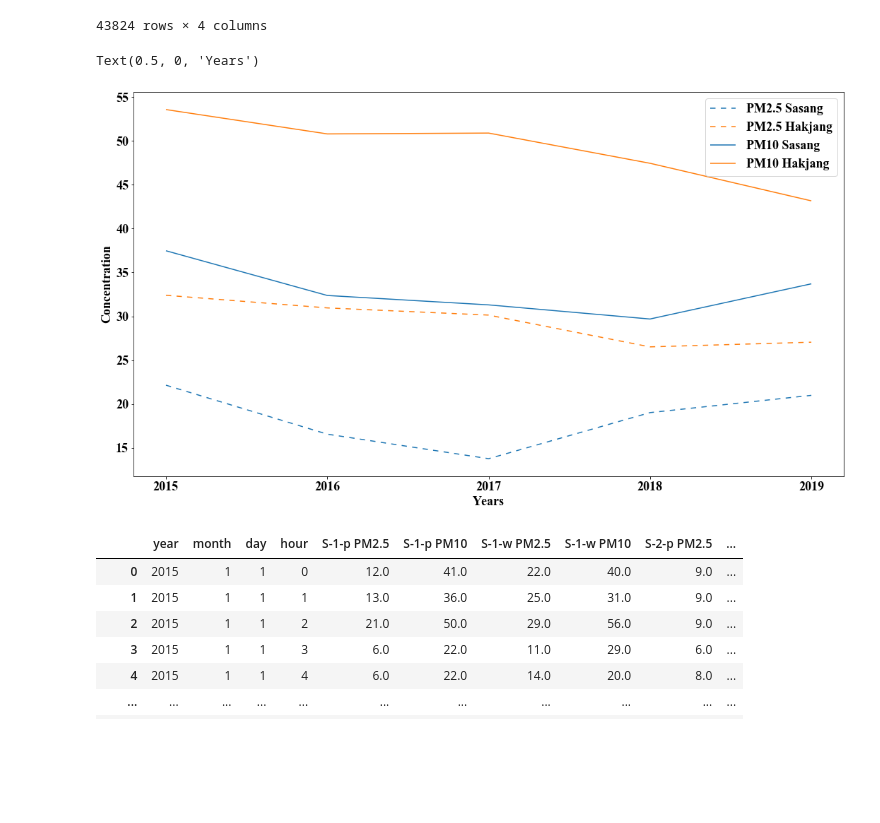
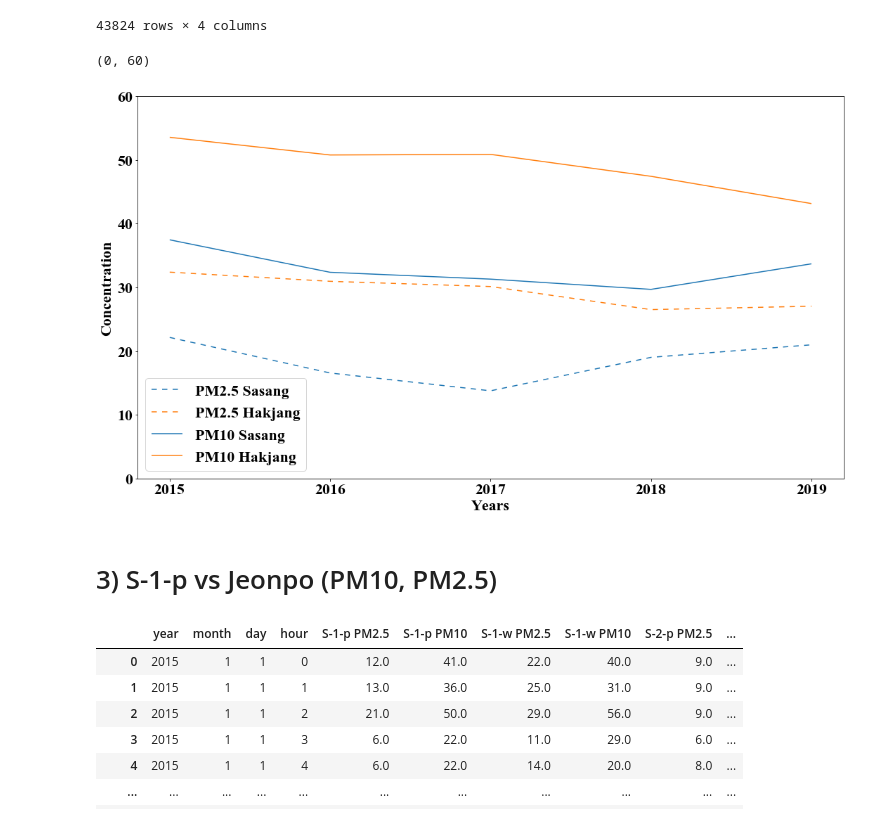
Before and after one commit to tbnsok40/Busan-Subway-Station-Pollutants-data, a Jupyter notebook: 지하철-AQMS 내기,외기 비교.ipynb, the cells around one changed output. Cells and saved outputs as stored; diff of their text form; code cells hidden in the pictures; blank space fills up the shorter version.

```diff
--- a/지하철-AQMS 내기,외기 비교.ipynb
+++ b/지하철-AQMS 내기,외기 비교.ipynb
@@ -13,6 +13,24 @@ plt.rcParams["font.family"] = "Times New Roman"
 plt.rcParams["font.size"] = 30
 # plt.rcParams["font.weight"] = 'bold'
 %matplotlib inline
+import matplotlib as mpl
+import matplotlib.pylab as plt
+
+
+
+# 한글깨짐 해결
+
+plt.rcParams["font.family"] = "Times New Roman"
+
+plt.rcParams["font.size"] = 22
+
+plt.rcParams["figure.figsize"] = (14,4)
+
+
+
+# 마이너스 깨짐 해결
+
+mpl.rcParams['axes.unicode_minus'] = False
 # %%
 s1 = pd.read_csv('nampo.csv',encoding = 'cp949')
 s1['time']=pd.date_range(start='2015-1-1-00', end='2019-12-31-23', freq = 'H')
@@ -75,7 +93,7 @@ s1
 #   1) Nampo vs 광복 (PM10, PM2.5)
 # %%
 # pal = sns.dark_palette('purple',2)
-plt.rcParams["font.size"] = 18
+plt.rcParams["font.size"] = 20
 figure, (ax1) = plt.subplots(nrows=1, ncols=1)
 figure.set_size_inches(18,10)
 sns.lineplot(data=s1[['PM2.5 Nampo','PM2.5 Gwangbok']], dashes=[(5,5),(5,5)], ax = ax1, ci=None)
@@ -83,5 +101,19 @@ sns.lineplot(data=s1[['PM10 Nampo','PM10 Gwangbok']], dashes=[(10,0),(10,0)], ax
 ax1.set_xticks([2015,2016,2017,2018,2019]) # x축 년도가 소수점으로 나와서 처리해줌
 plt.ylabel('Concentration')
 plt.xlabel('Years')
+plt.ylim(0,60)
+
 # plt.title('CO')
+
+
+# pal = sns.dark_palette('purple',2)
+# plt.rcParams["font.size"] = 18
+# figure, (ax1) = plt.subplots(nrows=1, ncols=1)
+# figure.set_size_inches(18,10)
+# sns.lineplot(data=s1[['PM2.5 Nampo','PM2.5 Gwangbok']], dashes=[(5,5),(5,5)], ax = ax1, ci=None)
+# sns.lineplot(data=s1[['PM10 Nampo','PM10 Gwangbok']], dashes=[(10,0),(10,0)], ax = ax1,ci=None)
+# ax1.set_xticks([2015,2016,2017,2018,2019]) # x축 년도가 소수점으로 나와서 처리해줌
+# plt.ylabel('Concentration ㎍/㎥)')
+# plt.xlabel('Years')
+# # plt.title('CO')
 # %% [output]
@@ -205,18 +214,21 @@ s1
 # %%
 
 # pal = sns.dark_palette('purple',2)
-plt.rcParams["font.size"] = 18
+plt.rcParams["font.size"] = 22
 figure, (ax1) = plt.subplots(nrows=1, ncols=1)
 figure.set_size_inches(18,10)
 sns.lineplot(data=s1[['PM2.5 Sasang','PM2.5 Hakjang']], dashes=[(5,5),(5,5)], ax = ax1, ci=None)
 sns.lineplot(data=s1[['PM10 Sasang','PM10 Hakjang']], dashes=[(10,0),(10,0)], ax = ax1,ci=None)
 ax1.set_xticks([2015,2016,2017,2018,2019]) # x축 년도가 소수점으로 나와서 처리해줌
 plt.ylabel('Concentration')
 plt.xlabel('Years')
+plt.ylim(0,60)
 # plt.title('CO')
 # %% [output]
-Text(0.5, 0, 'Years')
+(0, 60)
-[figure, old version]
+[figure, new version]
+# %% [markdown]
+#   3) S-1-p vs Jeonpo  (PM10, PM2.5)
 # %%
 s1 = pd.read_csv('jeonpo.csv')
 s1['time']=pd.date_range(start='2015-1-1-00', end='2019-12-31-23', freq = 'H')
```
Also changed, not shown: parts of 8 cells of this notebook.
